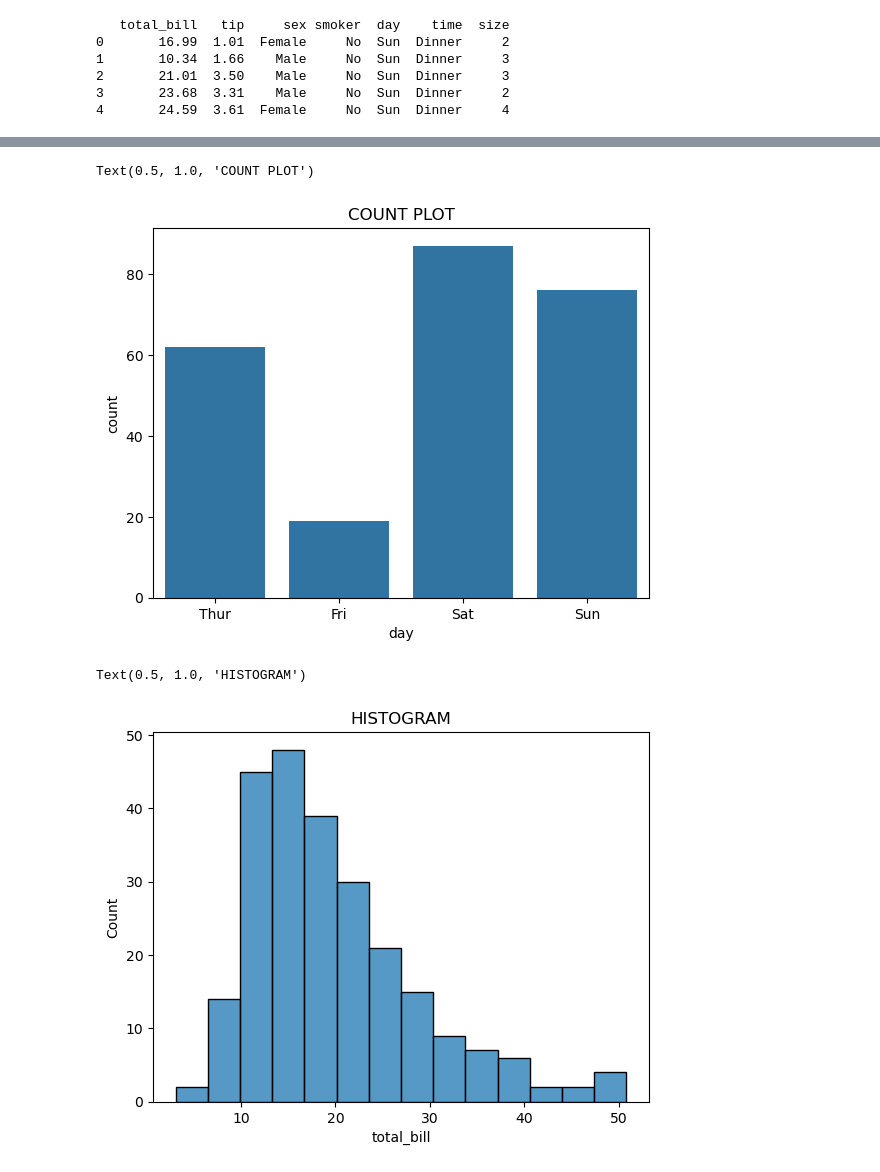
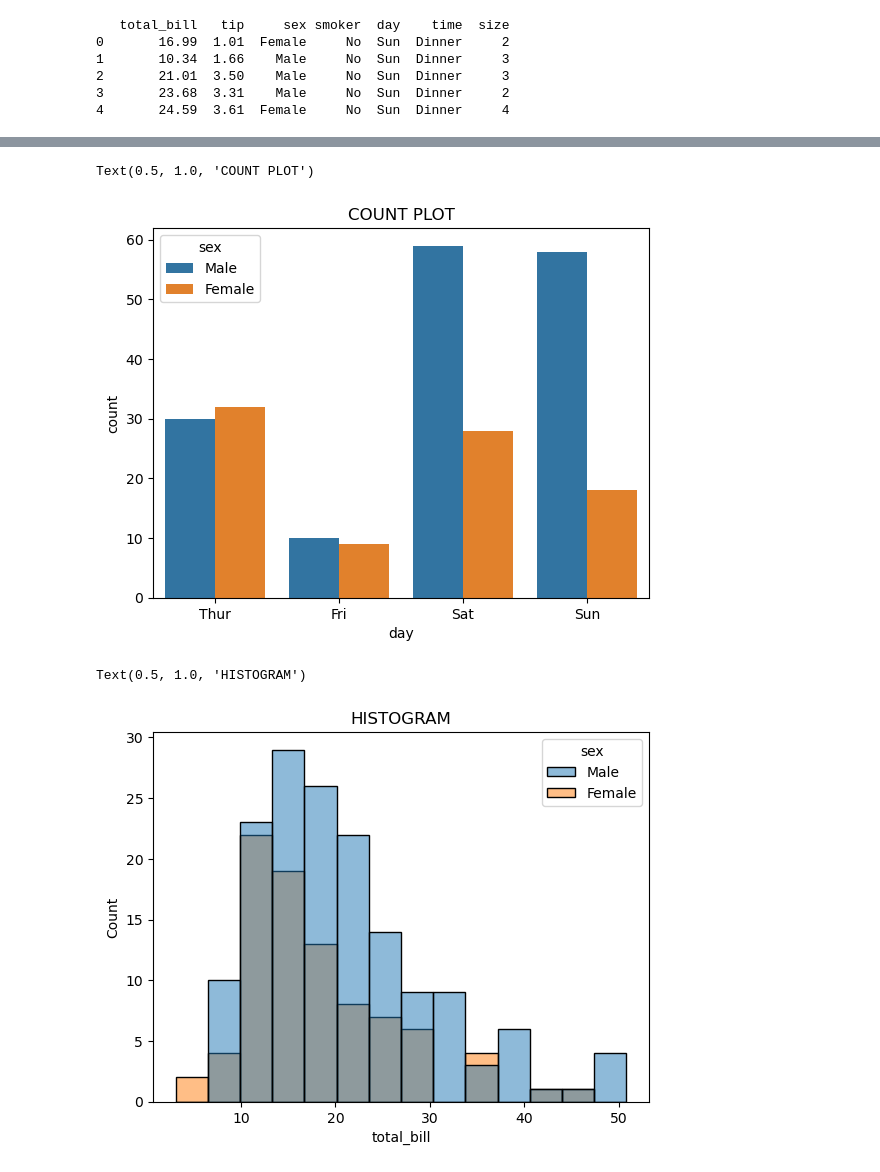
Before and after one commit to ljadithyan-boop/seaborn-works, a Jupyter notebook: classwork day 2.ipynb, the cells around one changed output, grey strips where cells are left out. Saved outputs shown, nothing was run; the diff lists cells and outputs as text; code cells hidden in the pictures.

```diff
--- a/classwork day 2.ipynb
+++ b/classwork day 2.ipynb
@@ -27,16 +27,16 @@ Text(0.5, 1.0, 'BAR CHART')
 # %%
 import matplotlib.pyplot as plt
-sns.countplot(data=tips,x="day")
+sns.countplot(data=tips,x="day",hue="sex")
 plt.title("COUNT PLOT")
 # %% [output]
 Text(0.5, 1.0, 'COUNT PLOT')
-[figure, old version]
+[figure, new version]
 # %%
 import matplotlib.pyplot as plt
-sns.histplot(data=tips,x="total_bill")
+sns.histplot(data=tips,x="total_bill",hue="sex")
 plt.title("HISTOGRAM")
 # %% [output]
 Text(0.5, 1.0, 'HISTOGRAM')
-[figure, old version]
+[figure, new version]
 # %%
 import matplotlib.pyplot as plt
```
Also changed, not shown: parts of 3 cells of this notebook, 2 other files.
